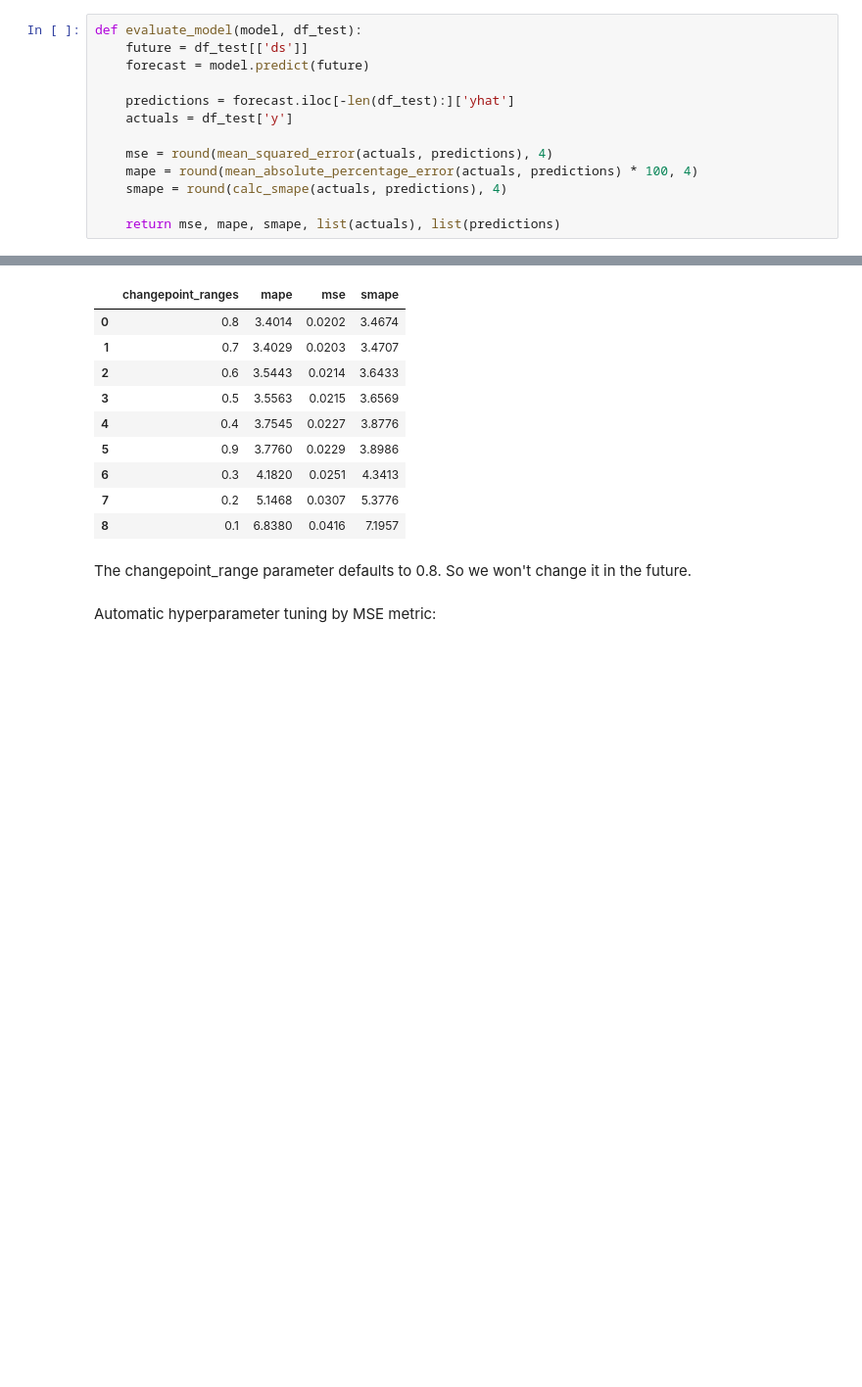
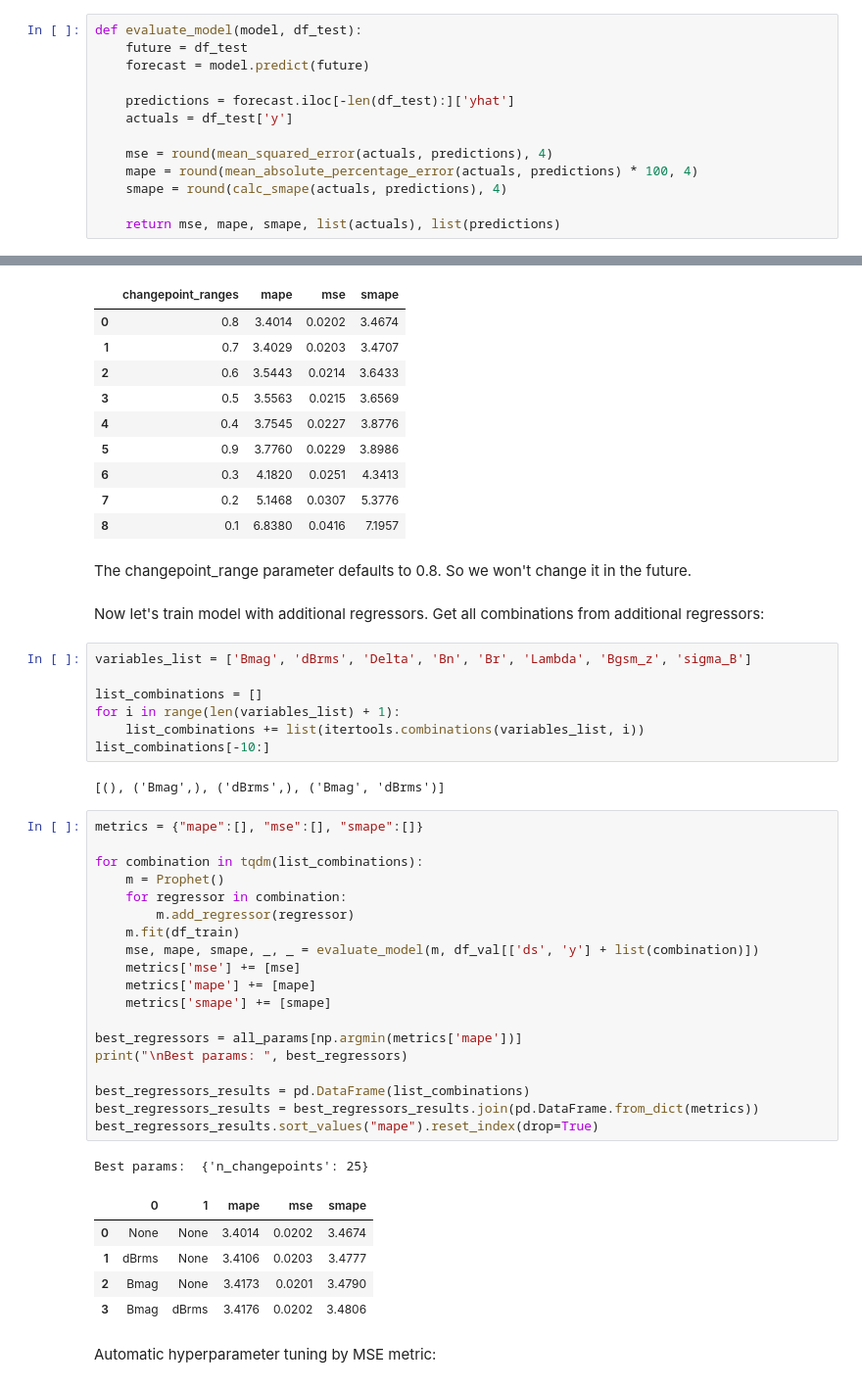
Before and after one commit to OkoksNeDam/geoinformation-data-forecasting, a Jupyter notebook: prophet.ipynb, the cells around one changed output, grey strips where cells are left out. Shown at 98% size. Saved outputs shown, nothing was run; the diff lists cells and outputs as text; blank space fills up the shorter version.

```diff
--- a/prophet.ipynb
+++ b/prophet.ipynb
@@ -187,7 +230,7 @@ def calc_smape(actual, predicted) -> float:
 Function that evaluates model and finds mse, mape and smape metrics:
 # %%
 def evaluate_model(model, df_test):
-    future = df_test[['ds']]
+    future = df_test
     forecast = model.predict(future)
 
     predictions = forecast.iloc[-len(df_test):]['yhat']
@@ -473,6 +516,43 @@ Best changepoint_range: 0.8
 | 8 | 0.1 | 6.8380 | 0.0416 | 7.1957 |
 # %% [markdown]
 The changepoint_range parameter defaults to 0.8. So we won't change it in the future.
+# %% [markdown]
+Now let's train model with additional regressors. Get all combinations from additional regressors:
+# %%
+variables_list = ['Bmag', 'dBrms', 'Delta', 'Bn', 'Br', 'Lambda', 'Bgsm_z', 'sigma_B']
+
+list_combinations = []
+for i in range(len(variables_list) + 1):
+    list_combinations += list(itertools.combinations(variables_list, i))
+list_combinations[-10:]
+# %% [output]
+[(), ('Bmag',), ('dBrms',), ('Bmag', 'dBrms')]
+# %%
+metrics = {"mape":[], "mse":[], "smape":[]}
+
+for combination in tqdm(list_combinations):
+    m = Prophet()
+    for regressor in combination:
+        m.add_regressor(regressor)
+    m.fit(df_train)
+    mse, mape, smape, _, _ = evaluate_model(m, df_val[['ds', 'y'] + list(combination)])
+    metrics['mse'] += [mse]
+    metrics['mape'] += [mape]
+    metrics['smape'] += [smape]
+
+best_regressors = all_params[np.argmin(metrics['mape'])]
+print("\nBest params: ", best_regressors)
+
+best_regressors_results = pd.DataFrame(list_combinations)
+best_regressors_results = best_regressors_results.join(pd.DataFrame.from_dict(metrics))
+best_regressors_results.sort_values("mape").reset_index(drop=True)
+# %% [output]
+Best params:  {'n_changepoints': 25}
+|  | 0 | 1 | mape | mse | smape |
+| 0 | None | None | 3.4014 | 0.0202 | 3.4674 |
+| 1 | dBrms | None | 3.4106 | 0.0203 | 3.4777 |
+| 2 | Bmag | None | 3.4173 | 0.0201 | 3.4790 |
+| 3 | Bmag | dBrms | 3.4176 | 0.0202 | 3.4806 |
 # %% [markdown]
 Automatic hyperparameter tuning by MSE metric:
 # %%
```
Also changed, not shown: parts of 14 cells of this notebook.
